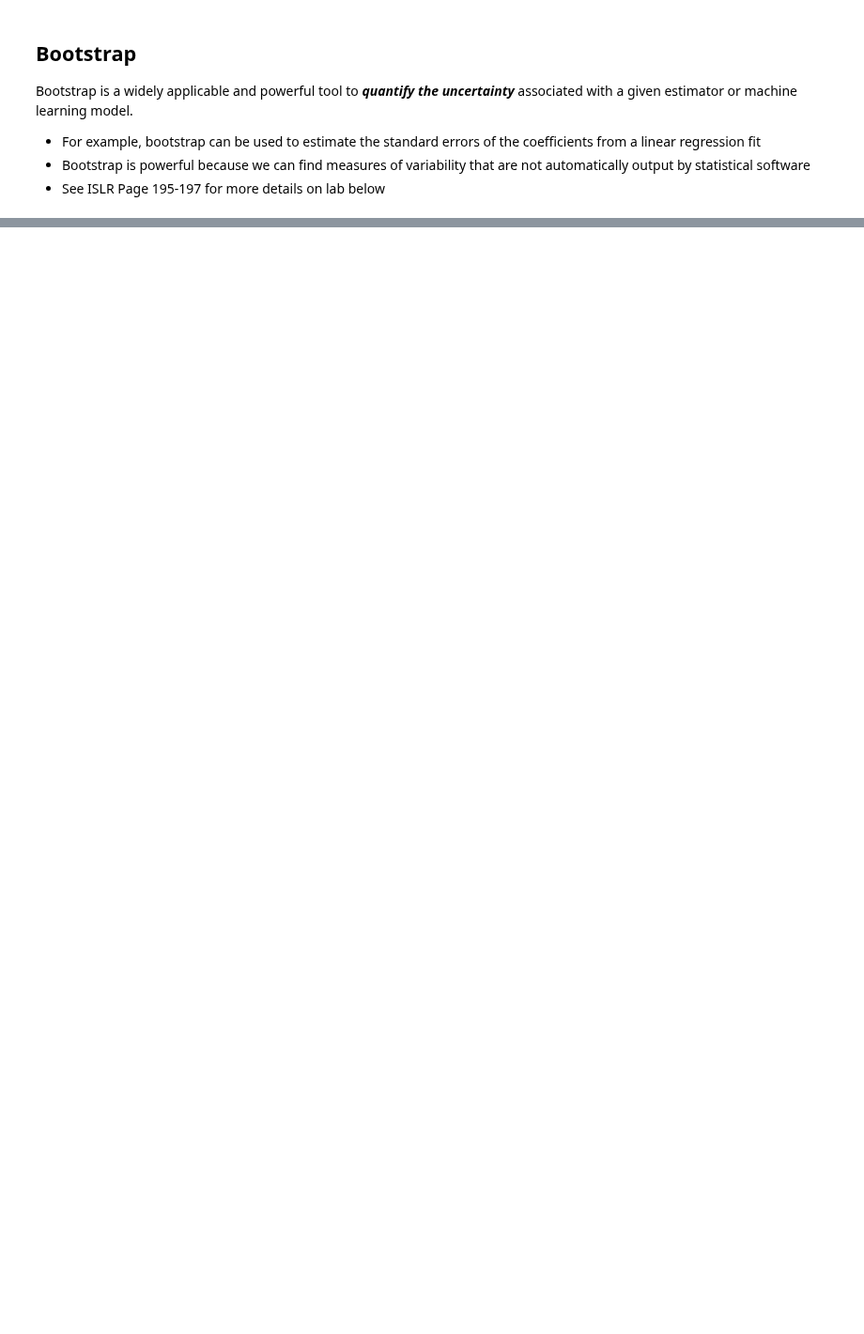
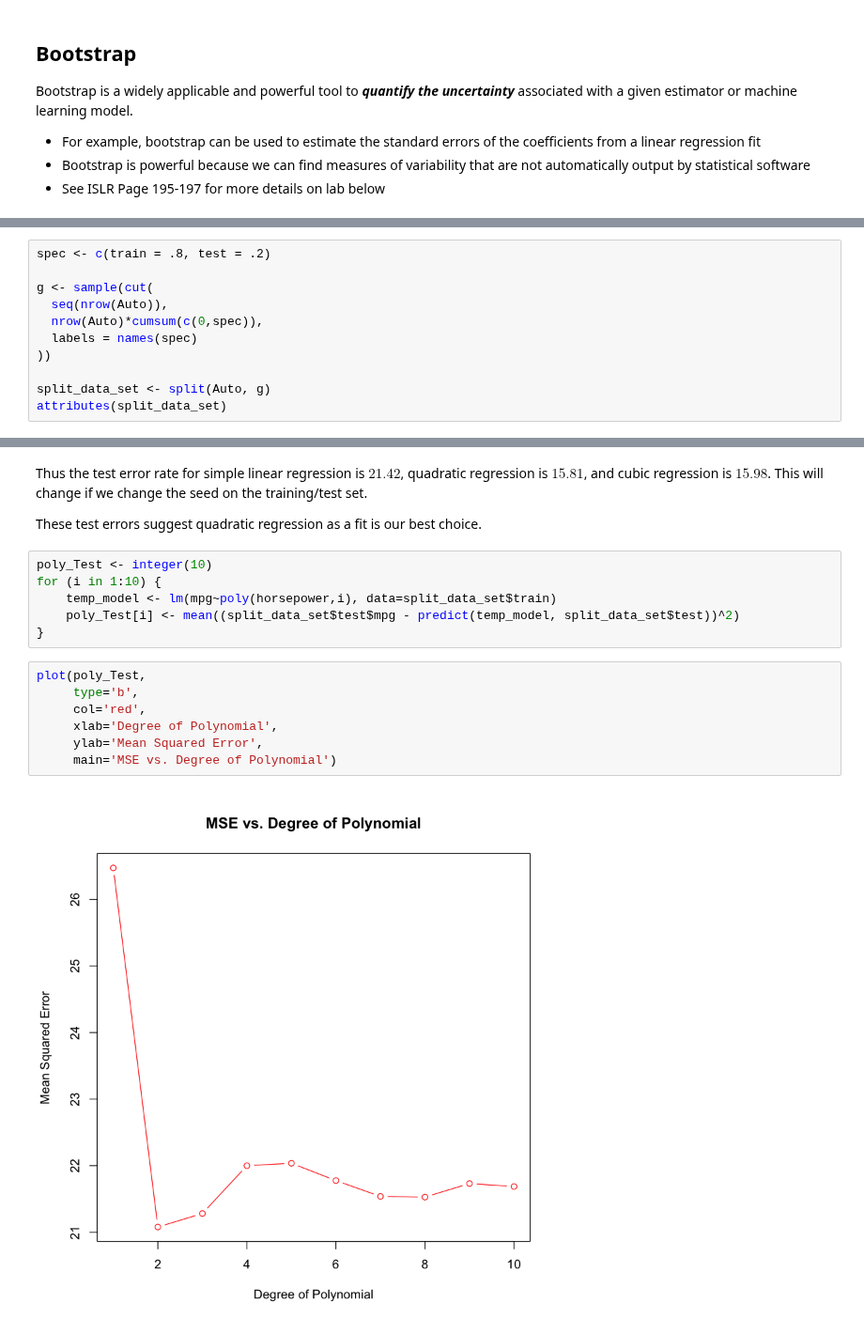
Before and after one commit to tjefferies/Masters, a Jupyter notebook: Resampling Methods.ipynb, the cells around one changed output, grey strips where cells are left out. Shown at 94% size. Saved outputs shown, nothing was run; the diff lists cells and outputs as text; blank space fills up the shorter version.

```diff
--- a/Resampling Methods.ipynb
+++ b/Resampling Methods.ipynb
@@ -259,0 +331,11 @@ Bootstrap is a widely applicable and powerful tool to ***quantify the uncertaint
+# %%
+spec <- c(train = .8, test = .2)
+
+g <- sample(cut(
+  seq(nrow(Auto)),
+  nrow(Auto)*cumsum(c(0,spec)),
+  labels = names(spec)
+))
+
+split_data_set <- split(Auto, g)
+attributes(split_data_set)
@@ -259,0 +383,19 @@ Bootstrap is a widely applicable and powerful tool to ***quantify the uncertaint
+# %% [markdown]
+Thus the test error rate for simple linear regression is $21.42$, quadratic regression is $15.81$, and cubic regression is $15.98$. This will change if we change the seed on the training/test set.
+
+These test errors suggest quadratic regression as a fit is our best choice.
+# %%
+poly_Test <- integer(10)
+for (i in 1:10) {
+    temp_model <- lm(mpg~poly(horsepower,i), data=split_data_set$train)
+    poly_Test[i] <- mean((split_data_set$test$mpg - predict(temp_model, split_data_set$test))^2)
+}
+# %%
+plot(poly_Test,
+     type='b',
+     col='red',
+     xlab='Degree of Polynomial',
+     ylab='Mean Squared Error',
+     main='MSE vs. Degree of Polynomial')
+# %% [output]
+[figure, added]
```
Also changed, not shown: parts of 45 cells of this notebook.
